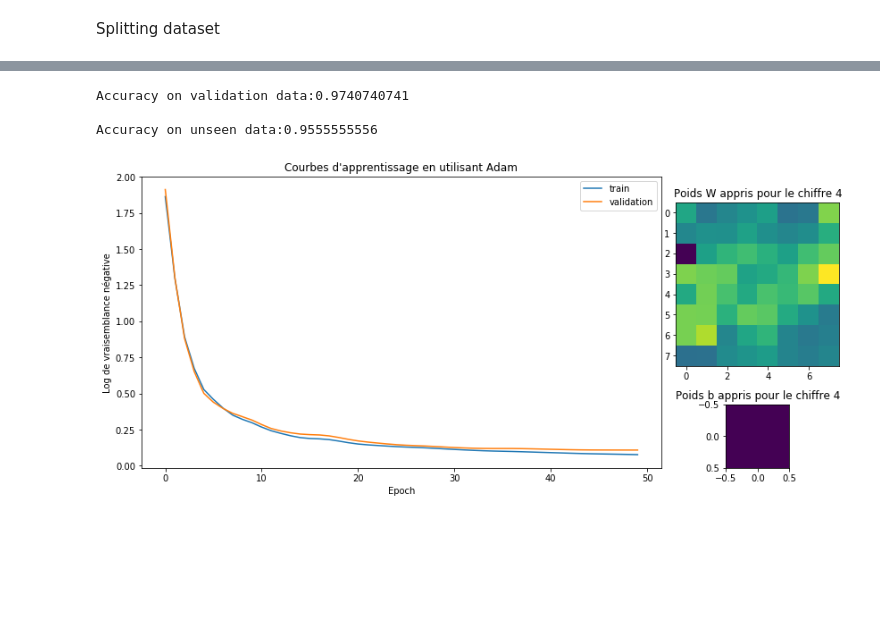
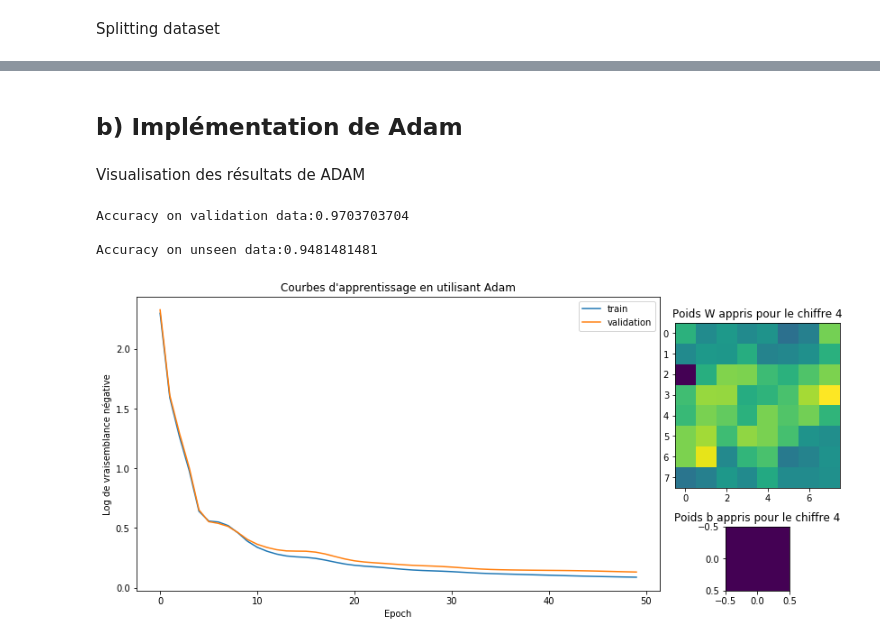
Before and after one commit to KacemKhaled/INF8225, a Jupyter notebook: TP1/TP1_Kacem_KHALED.ipynb, the cells around one changed output, grey strips where cells are left out. Saved outputs shown, nothing was run; the diff lists cells and outputs as text; code cells hidden in the pictures; blank space fills up the shorter version.

```diff
--- a/TP1/TP1_Kacem_KHALED.ipynb
+++ b/TP1/TP1_Kacem_KHALED.ipynb
@@ -239,22 +356,26 @@ def fit(X_train,y_train,lr,minibatch_size):
 test_nb = 0
 
 chosen_accuracy = 0
+chosen_test_accuracy = 0
 
 lrs = [0.1, 0.01, 0.001]
-minibatch_sizes = [len(y) // 20, 1, 20, 200, 1000]
+minibatch_sizes = [1, 20, len(y) // 20,  200, 1000]
 for lr in lrs:
   for minibatch_size in minibatch_sizes:
     test_nb += 1
     print("Test Number #{},\t lr: {},\t minibatch_size: {}\n".format(test_nb,lr,minibatch_size))
     plt.figure(lrs.index(lr),figsize = (14,6))
     gridspec.GridSpec(4,8)
-    losses_train, losses_val, best_theta, best_accuracy = fit(X_train,y_train,lr,minibatch_size)
+    losses_train, losses_val, best_theta, best_accuracy, accuracy_on_unseen_data = fit(X_train,y_train,lr,minibatch_size)
 
     if best_accuracy > chosen_accuracy:
       chosen_accuracy = best_accuracy
+      chosen_test_accuracy = accuracy_on_unseen_data
       chosen_test = test_nb
       chosen_lr = lr
       chosen_minibatch_size = minibatch_size
+      chosen_losses_train = losses_train
+      chosen_losses_val = losses_val
 
     best_W = best_theta[:,:64]
     best_b = best_theta[:,64:]
@@ -276,8 +397,9 @@ for lr in lrs:
     ax3.set_title('Poids b appris pour le chiffre 4')
 
     plt.show()
-print('\n\nChosen Test #{}\n\
-Chosen Accuracy = {:.10f}\n\
+print('\n\nChosen Test #{} based on the best accuracy on validation data\n\
+Accuracy on Validation data= {:.10f}\n\
+Accuracy on Test data= {:.10f}\n\
 Chosen learning rate = {}\n\
-Chosen minibatch size = {}\n'.format(chosen_test,chosen_accuracy,chosen_lr,chosen_minibatch_size))
+Chosen minibatch size = {}\n'.format(chosen_test,chosen_accuracy,chosen_test_accuracy,chosen_lr,chosen_minibatch_size))
 # %% [output]
@@ -323,2 +451,4 @@ Accuracy on unseen data:0.9666666667
+# %% [markdown]
+## b) **Implémentation de Adam**
 # %%
 # ADAM
@@ -379,33 +511,35 @@ def fit_ADAM(X_train,y_train):
+# %% [markdown]
+Visualisation des résultats de ADAM
 # %%
-plt.figure(minibatch_sizes.index(minibatch_size),figsize = (14,6))
+plt.figure(figsize = (14,6))
 gridspec.GridSpec(4,8)
-losses_train, losses_val, best_theta = fit_ADAM(X_train,y_train)
+losses_train_ADAM, losses_val_ADAM, best_theta, accuracy_on_unseen_data_ADAM = fit_ADAM(X_train,y_train)
 
 best_W = best_theta[:,:64]
 best_b = best_theta[:,64:]
 
-#ax1 = plt.subplot(131)
+
 ax1 = plt.subplot2grid((4,8), (0,0), colspan=6, rowspan=4)
-ax1.plot(losses_train, label="train")
-ax1.plot(losses_val, label="validation")
+ax1.plot(losses_train_ADAM, label="train")
+ax1.plot(losses_val_ADAM, label="validation")
 ax1.set_title('Courbes d\'apprentissage en utilisant Adam')
 ax1.set_ylabel('Log de vraisemblance négative')
 ax1.set_xlabel('Epoch')
 ax1.legend(loc='best')
 
-#ax2 = plt.subplot(132,figsize=(4,4))
+
 ax2 = plt.subplot2grid((4,8), (0,6),colspan=2, rowspan=3)
 ax2.imshow(best_W[4, :].reshape(8, 8))
 ax2.set_title('Poids W appris pour le chiffre 4')
 
-#ax3 = plt.subplot(133,figsize=(1,1))
+
 ax3 = plt.subplot2grid((4,8), (3,6),colspan=2, rowspan=1)
 ax3.imshow(best_b[4, :].reshape(1,1))
 ax3.set_title('Poids b appris pour le chiffre 4')
 
 plt.show()
 # %% [output]
-Accuracy on validation data:0.9740740741
+Accuracy on validation data:0.9703703704
 
-Accuracy on unseen data:0.9555555556
+Accuracy on unseen data:0.9481481481
-[figure, old version]
+[figure, new version]
```
Also changed, not shown: parts of 24 cells of this notebook, 4 other files.
